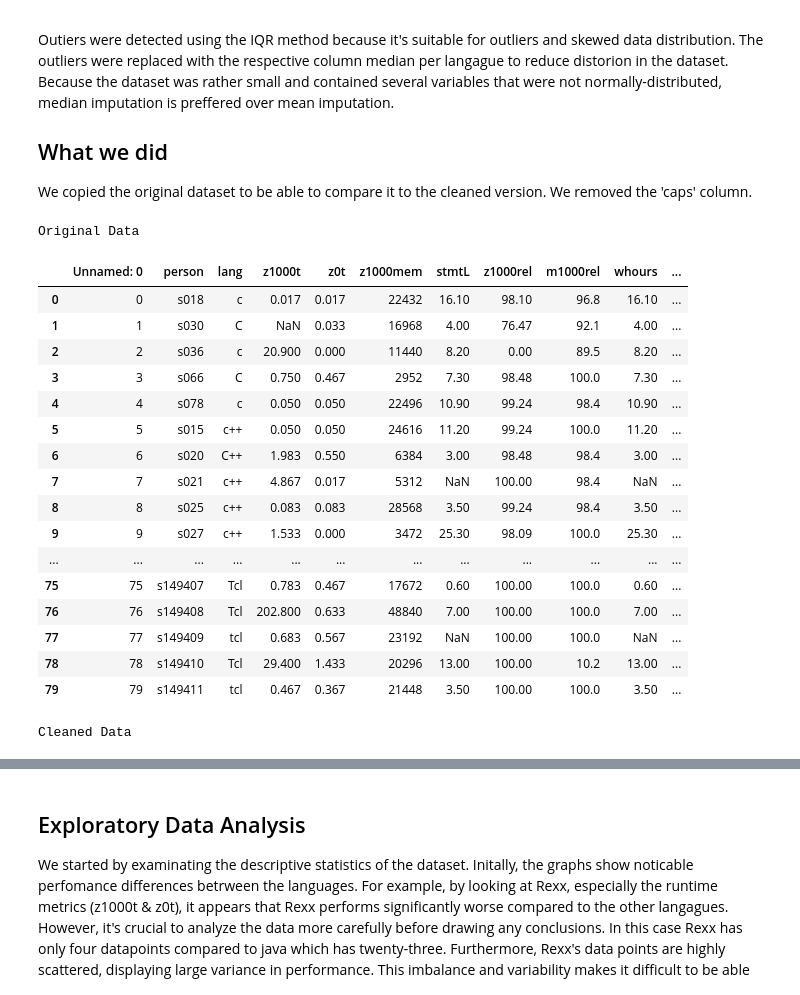
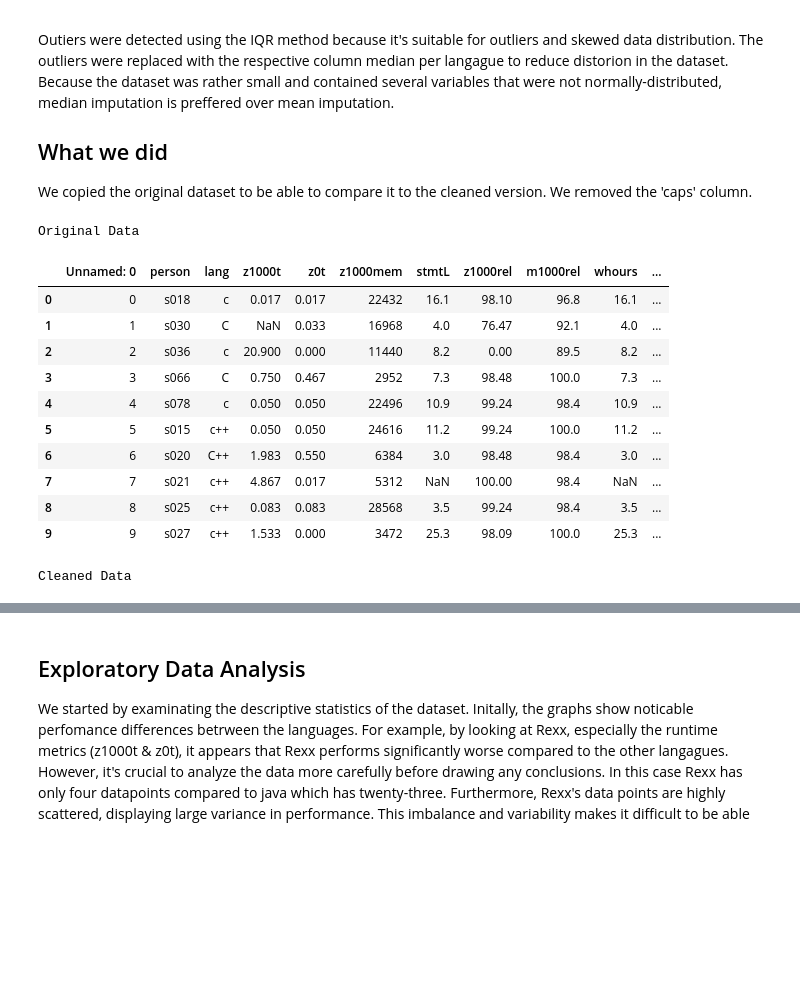
Before and after one commit to Alexanderwittenby1/dv1478, a Jupyter notebook: assignment3.ipynb, the cells around one changed output, grey strips where cells are left out. Cells and saved outputs as stored; diff of their text form; code cells hidden in the pictures; blank space fills up the shorter version.

```diff
--- a/assignment3.ipynb
+++ b/assignment3.ipynb
@@ -45,50 +45,44 @@ for col in numeric_cols:
     outliers = (df[col] < lower_bound) | (df[col] > upper_bound)
     df.loc[outliers, col] = median_per_lang[outliers]
 
 
 # Clean data:
 numeric_cols_2 = df.select_dtypes(include=[np.number])
 numeric_cols_2 = numeric_cols_2.drop(numeric_cols_2.columns[0], axis=1)
 
 
 scaler = RobustScaler()
 scaled_data = scaler.fit_transform(numeric_cols_2)
 scaled_df = pd.DataFrame(scaled_data,
                          columns=numeric_cols_2.columns)
 
 
 
 html = f"""
 <div style="display:flex; justify-content: space-between;">
     <div style="width:48%">
         <h4>Original Data</h4>
-        {df_original.head(80).to_html()}
+        {df_original.head(10).to_html()}
     </div>
     <div style="width:48%">
         <h4>Cleaned Data</h4>
-        {df.head(80).to_html()}
+        {df.head(10).to_html()}
     </div>
 </div>
 """
 display(HTML(html))
 # %% [output]
 Original Data
 |  | Unnamed: 0 | person | lang | z1000t | z0t | z1000mem | stmtL | z1000rel | m1000rel | whours | ... |
-| 0 | 0 | s018 | c | 0.017 | 0.017 | 22432 | 16.10 | 98.10 | 96.8 | 16.10 | ... |
-| 1 | 1 | s030 | C | NaN | 0.033 | 16968 | 4.00 | 76.47 | 92.1 | 4.00 | ... |
-| 2 | 2 | s036 | c | 20.900 | 0.000 | 11440 | 8.20 | 0.00 | 89.5 | 8.20 | ... |
-| 3 | 3 | s066 | C | 0.750 | 0.467 | 2952 | 7.30 | 98.48 | 100.0 | 7.30 | ... |
-| 4 | 4 | s078 | c | 0.050 | 0.050 | 22496 | 10.90 | 99.24 | 98.4 | 10.90 | ... |
-| 5 | 5 | s015 | c++ | 0.050 | 0.050 | 24616 | 11.20 | 99.24 | 100.0 | 11.20 | ... |
-| 6 | 6 | s020 | C++ | 1.983 | 0.550 | 6384 | 3.00 | 98.48 | 98.4 | 3.00 | ... |
+| 0 | 0 | s018 | c | 0.017 | 0.017 | 22432 | 16.1 | 98.10 | 96.8 | 16.1 | ... |
+| 1 | 1 | s030 | C | NaN | 0.033 | 16968 | 4.0 | 76.47 | 92.1 | 4.0 | ... |
+| 2 | 2 | s036 | c | 20.900 | 0.000 | 11440 | 8.2 | 0.00 | 89.5 | 8.2 | ... |
+| 3 | 3 | s066 | C | 0.750 | 0.467 | 2952 | 7.3 | 98.48 | 100.0 | 7.3 | ... |
+| 4 | 4 | s078 | c | 0.050 | 0.050 | 22496 | 10.9 | 99.24 | 98.4 | 10.9 | ... |
+| 5 | 5 | s015 | c++ | 0.050 | 0.050 | 24616 | 11.2 | 99.24 | 100.0 | 11.2 | ... |
+| 6 | 6 | s020 | C++ | 1.983 | 0.550 | 6384 | 3.0 | 98.48 | 98.4 | 3.0 | ... |
 | 7 | 7 | s021 | c++ | 4.867 | 0.017 | 5312 | NaN | 100.00 | 98.4 | NaN | ... |
-| 8 | 8 | s025 | c++ | 0.083 | 0.083 | 28568 | 3.50 | 99.24 | 98.4 | 3.50 | ... |
-| 9 | 9 | s027 | c++ | 1.533 | 0.000 | 3472 | 25.30 | 98.09 | 100.0 | 25.30 | ... |
-| ... | ... | ... | ... | ... | ... | ... | ... | ... | ... | ... | ... |
-| 75 | 75 | s149407 | Tcl | 0.783 | 0.467 | 17672 | 0.60 | 100.00 | 100.0 | 0.60 | ... |
-| 76 | 76 | s149408 | Tcl | 202.800 | 0.633 | 48840 | 7.00 | 100.00 | 100.0 | 7.00 | ... |
-| 77 | 77 | s149409 | tcl | 0.683 | 0.567 | 23192 | NaN | 100.00 | 100.0 | NaN | ... |
-| 78 | 78 | s149410 | Tcl | 29.400 | 1.433 | 20296 | 13.00 | 100.00 | 10.2 | 13.00 | ... |
-| 79 | 79 | s149411 | tcl | 0.467 | 0.367 | 21448 | 3.50 | 100.00 | 100.0 | 3.50 | ... |
+| 8 | 8 | s025 | c++ | 0.083 | 0.083 | 28568 | 3.5 | 99.24 | 98.4 | 3.5 | ... |
+| 9 | 9 | s027 | c++ | 1.533 | 0.000 | 3472 | 25.3 | 98.09 | 100.0 | 25.3 | ... |
 Cleaned Data
 |  | Unnamed: 0 | person | lang | z1000t | z0t | z1000mem | stmtL | z1000rel | m1000rel | whours |
```
Also changed, not shown: parts of 3 cells of this notebook.
